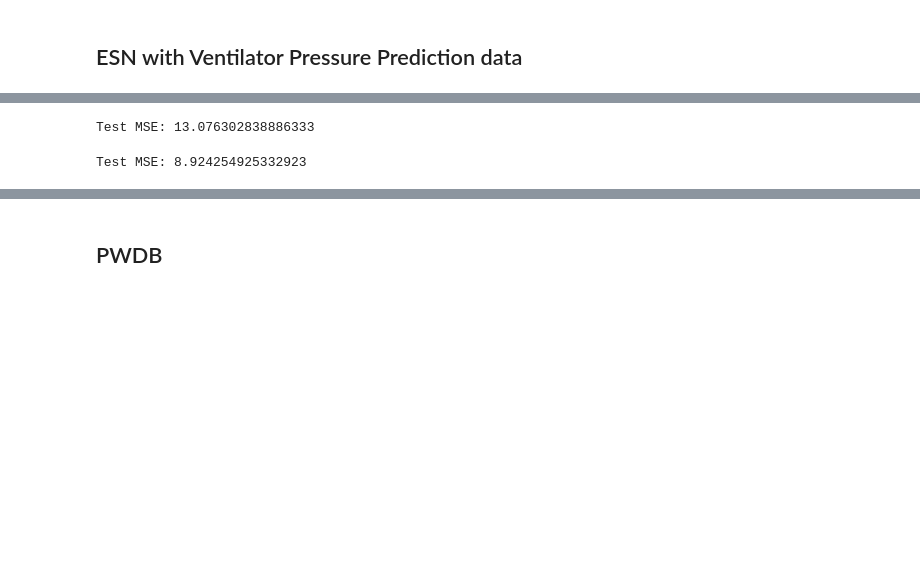
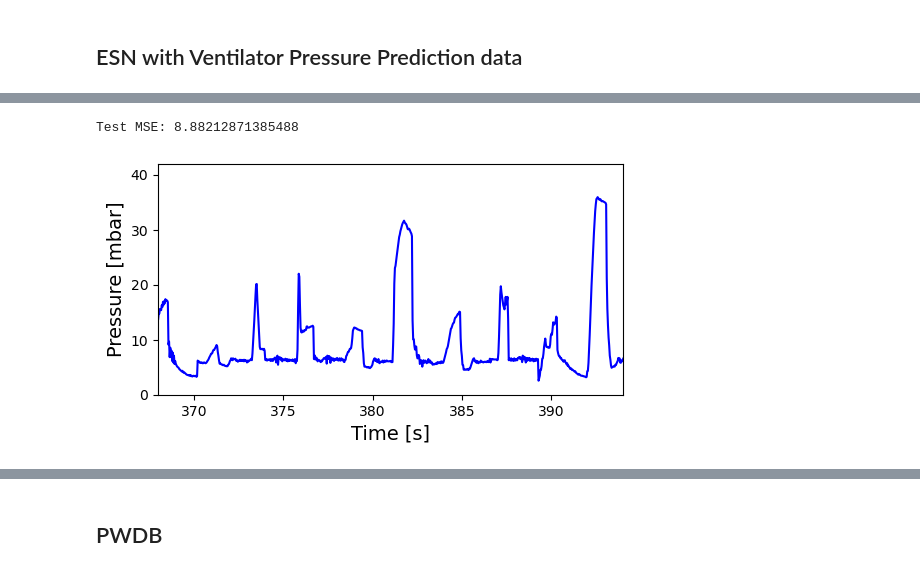
Before and after one commit to TMKamsma/Pyontronics, a Jupyter notebook: demo.ipynb, the cells around one changed output, grey strips where cells are left out. Saved outputs shown, nothing was run; the diff lists cells and outputs as text; code cells hidden in the pictures; blank space fills up the shorter version.

```diff
--- a/demo.ipynb
+++ b/demo.ipynb
@@ -320,13 +377,14 @@ shape: (5, 5)
 # %%
-esn = EchoStateNetwork(
+bpn = BandPassNetwork(
     input_dim=train_x.shape[1],
-    reservoir_size=80,
+    reservoir_size=200,
     output_dim=train_y.shape[1],
     leaking_rate=0.66,
     step_size=0.034035,
-    time_scale=0.1,
-    spectral_radius=0.16,
-    sparsity=0.75,
+    time_scale_avg=0.1,
+    time_scale_std=0.25,
+    spectral_radius=0.5,
+    sparsity=0.95,
     input_scaling=0.1,
     regularization=0.00047855525,
     washout = 100,
@@ -335,34 +393,21 @@ esn = EchoStateNetwork(
     progress_bar=True,
 )
 
-esn.fit(train_x, train_y)
+bpn.fit(train_x, train_y)
+
+predictions_p = np.round(bpn.predict(test_x, teacher_ratio=1),0)
+print(f"Test MSE: {mse(test_y, predictions_p)}")
+# %% [output]
+Test MSE: 8.88212871385488
-# %%
-predictions = esn.predict(test_x, teacher_ratio=1)
-print(f"Test MSE: {mse(test_y, predictions)}")
-# %% [output]
-Test MSE: 13.076302838886333
-# %%
-bpn = BandPassNetwork(
-    input_dim=train_x.shape[1],
-    reservoir_size=300,
-    output_dim=train_y.shape[1],
-    leaking_rate=0.66,
-    step_size=0.034035,
-   time_scale_avg=0.1,
-    time_scale_std=0.1,
-    spectral_radius=0.5,
-    sparsity=0.95,
-    input_scaling=0.1,
-    regularization=0.00047855525,
-    washout = 100,
-    activation=ginf_activator.activate,
-    guarantee_ESP=True,
-    progress_bar=True,
-)
-
-bpn.fit(train_x, train_y)
-
-predictions = bpn.predict(test_x)
-print(f"Test MSE: {mse(test_y, predictions)}")
-# %% [output]
-Test MSE: 8.924254925332923
+# %%
+plt.figure(figsize=(6, 3))
+plt.plot(np.linspace(0, len(test_y)*0.034035, len(test_y)), test_y*0.980665,color='blue')
+plt.xlabel("Time [s]", fontsize=14)
+plt.ylabel("Pressure [mbar]", fontsize=14)
+plt.xlim(368,394)
+plt.ylim(0, 42)
+#plt.legend()
+#plt.show()
+plt.savefig("output/ventilator_pressureinput_plot.pdf",bbox_inches='tight')
+# %% [output]
+[figure, added]
```
Also changed, not shown: parts of 8 cells of this notebook, 6 other files.
